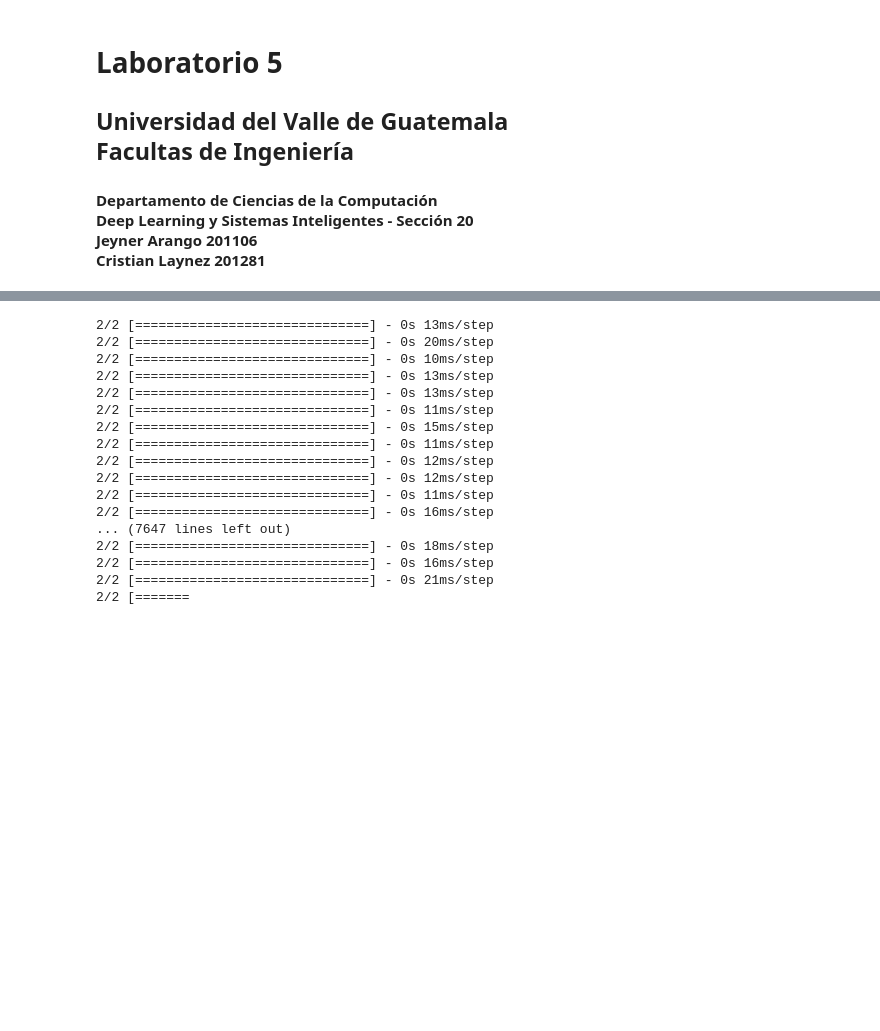
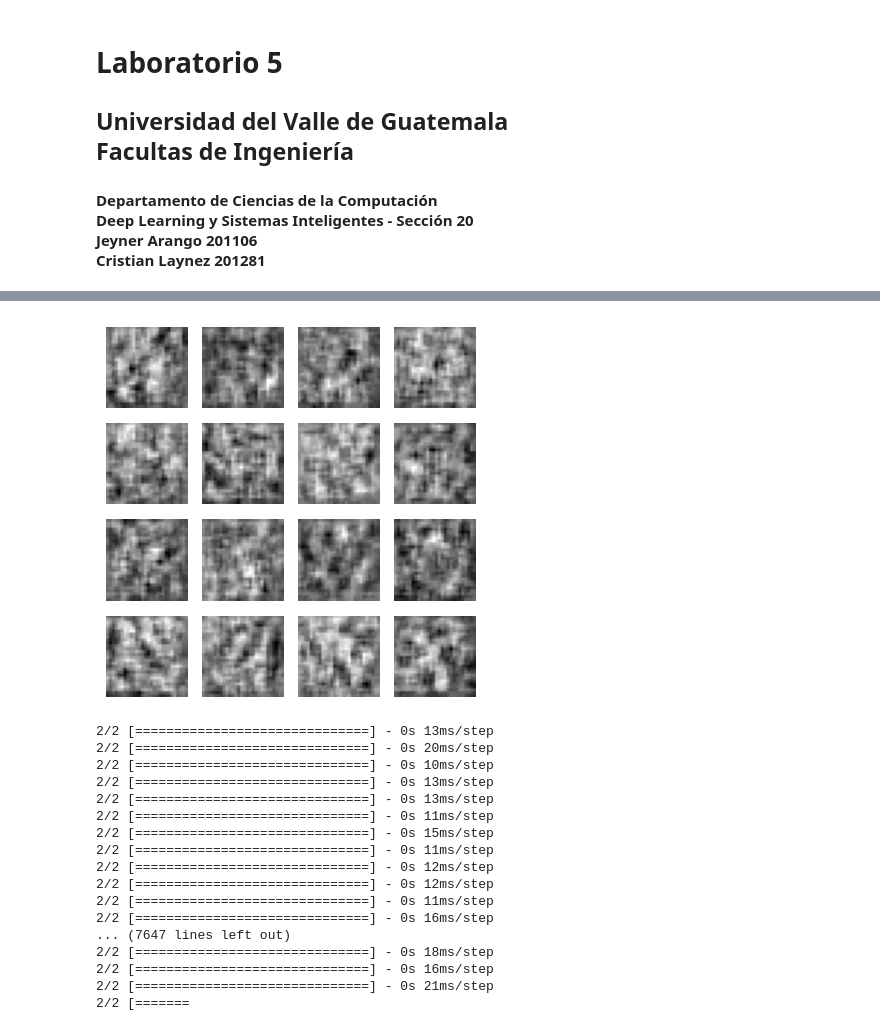
Before and after one commit to CrisLayB/DeepLearning_Lab05, a Jupyter notebook: Lab 5 con 50 epocas.ipynb, the cells around one changed output, grey strips where cells are left out. Saved outputs shown, nothing was run; the diff lists cells and outputs as text; code cells hidden in the pictures; blank space fills up the shorter version.

```diff
--- a/Lab5Lower.ipynb
+++ b/Lab 5 con 50 epocas.ipynb
@@ -54,0 +135,15 @@ gan.compile(loss='binary_crossentropy', optimizer=Adam(learning_rate=0.0002, bet
+# %%
+generator_inicial = Sequential([
+    Dense(64 * 7 * 7, input_dim=noise_dim),
+    Reshape((7, 7, 64)),
+    BatchNormalization(),
+    LeakyReLU(alpha=0.01),
+    UpSampling2D(),
+    Conv2D(32, (5, 5), padding='same'),
+    BatchNormalization(),
+    LeakyReLU(alpha=0.01),
+    UpSampling2D(),
+    Conv2D(1, (5, 5), padding='same', activation='tanh')
+])
+# %%
+generated_images_begin = generator_inicial.predict(noise)
@@ -55,3 +152,13 @@ gan.compile(loss='binary_crossentropy', optimizer=Adam(learning_rate=0.0002, bet
+# %%
+plt.figure(figsize=(4, 4))
+for i in range(generated_images_begin.shape[0]):
+    plt.subplot(4, 4, i+1)
+    plt.imshow(generated_images_begin[i, :, :, 0], cmap='gray')
+    plt.axis('off')
+plt.tight_layout()
+plt.show()
+# %% [output]
+[figure, added]
 # %%
 def train_gan(epochs=1, batch_size=64):
     batch_count = X_train.shape[0] // batch_size
```
Also changed, not shown: parts of 6 cells of this notebook, 3 other files.
